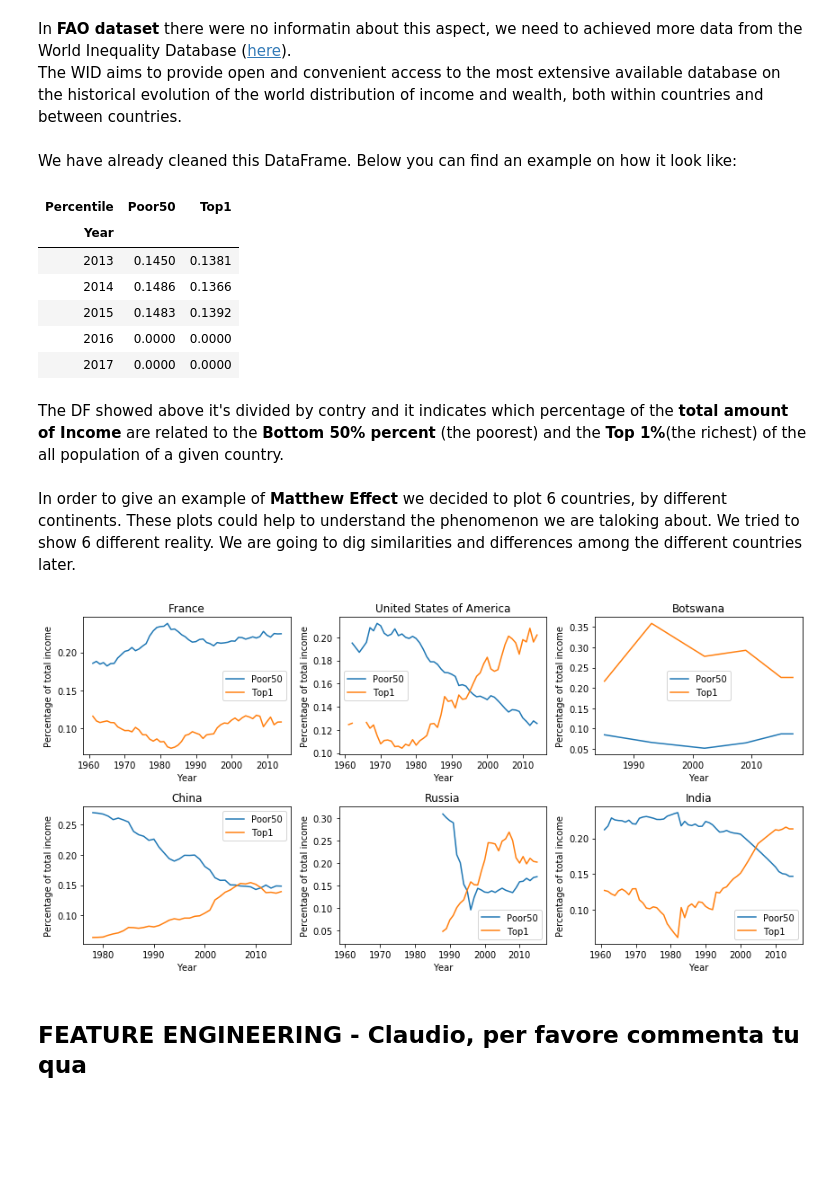
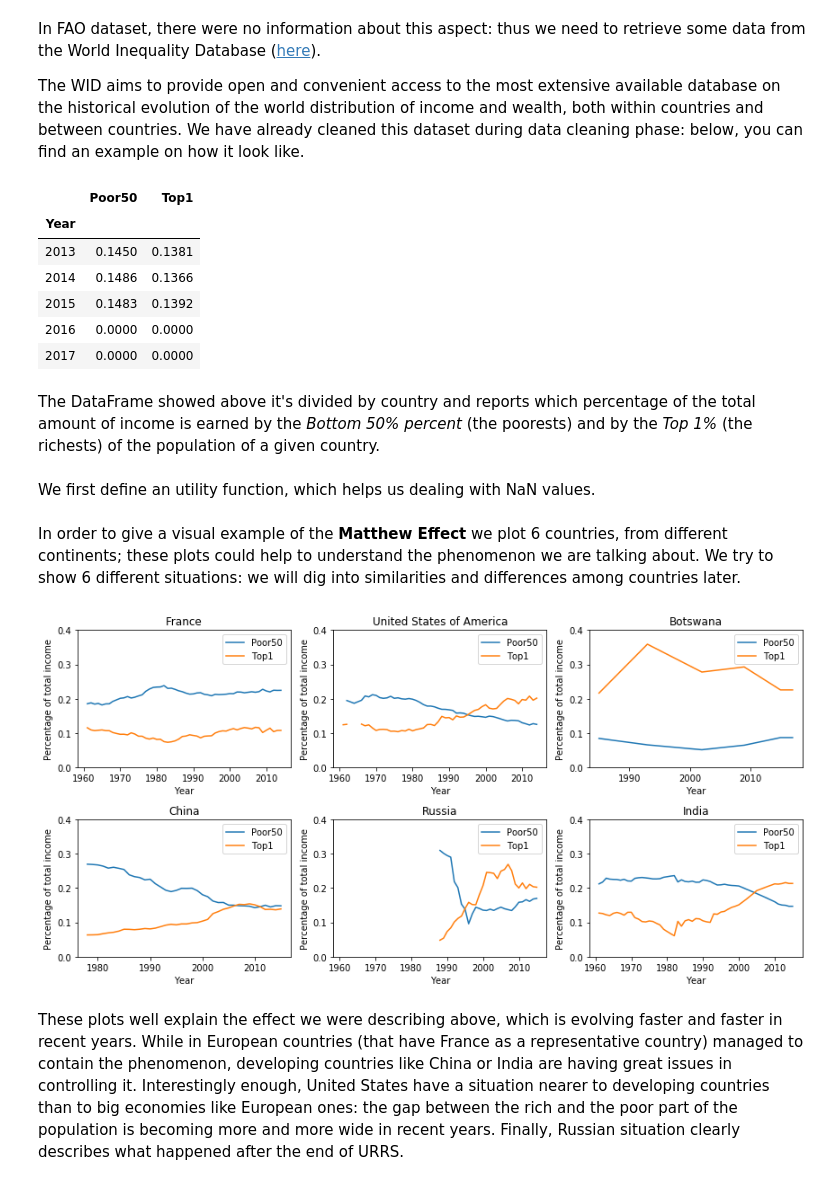
Before and after one commit to GabboM/ADA_Project, a Jupyter notebook: GlobalInequality.ipynb, the cells around one changed output. Saved outputs shown, nothing was run; the diff lists cells and outputs as text; code cells hidden in the pictures; blank space fills up the shorter version.

```diff
--- a/GlobalInequality.ipynb
+++ b/GlobalInequality.ipynb
@@ -40,17 +32,14 @@ Sometimes, it happens, over the years, the economic of a country led to the phen
 # %% [markdown]
-In **FAO dataset** there were no informatin about this aspect, we need to achieved more data from the World Inequality Database ([here](url_here)).
-<br>
+In FAO dataset, there were no information about this aspect: thus we need to retrieve some data from the World Inequality Database ([here](https://wid.world/data/)).
+
 The WID aims to provide open and convenient access to the most extensive available database on the historical evolution of the world distribution of income and wealth, both within countries and between countries.
-<br>
-<br>
-We have already cleaned this DataFrame. Below you can find an example on how it look like:
+We have already cleaned this dataset during data cleaning phase: below, you can find an example on how it look like.
 # %%
-# read dataset
+# Read dataset
 inequality = pd.read_pickle("pickle/inequality_ref.pkl")
-inequality = inequality.droplevel(0,axis=1)
 inequality.loc['China'][['Poor50','Top1']].tail()
 # %% [output]
-| Percentile | Poor50 | Top1 |
+|  | Poor50 | Top1 |
 | Year |  |  |
 | 2013 | 0.1450 | 0.1381 |
 | 2014 | 0.1486 | 0.1366 |
@@ -58,7 +47,9 @@ inequality.loc['China'][['Poor50','Top1']].tail()
 | 2016 | 0.0000 | 0.0000 |
 | 2017 | 0.0000 | 0.0000 |
 # %% [markdown]
-The DF showed above it's divided by contry and it indicates which percentage of the **total amount of Income** are related to the **Bottom 50% percent** (the poorest) and the **Top 1%**(the richest) of the all population of  a given country.
+The DataFrame showed above it's divided by country and reports which percentage of the total amount of income is earned by the *Bottom 50% percent* (the poorests) and by the *Top 1%* (the richests) of the population of a given country.
+# %% [markdown]
+We first define an utility function, which helps us dealing with NaN values.
 # %%
 def set_nan(x):
     if x == 0:
@@ -68,4 +59,4 @@ def set_nan(x):
 # %%
 inequality = inequality.applymap(set_nan)
 # %% [markdown]
-In order to give an example of **Matthew Effect** we decided to plot 6 countries, by different continents. These plots could help to understand the phenomenon we are taloking about. We tried to show 6 different reality. We are going to dig similarities and differences among the different countries later.
+In order to give a visual example of the **Matthew Effect** we plot 6 countries, from different continents; these plots could help to understand the phenomenon we are talking about. We try to show 6 different situations: we will dig into similarities and differences among countries later.
@@ -72,19 +66,16 @@ In order to give an example of **Matthew Effect** we decided to plot 6 countries
 # %%
-xaxes = ['Year','Year','Year','Year','Year','Year']
-yaxes = ['Percentage of total income']
-countries = ['France','United States of America','Botswana','China','Russia','India']
-
 f,a = plt.subplots(2,3 ,figsize=(12,6))
 a = a.ravel()
 for idx,ax in enumerate(a):
     df = inequality.drop('Top10',axis=1)
     df = df.reset_index().set_index(['Area'])
     df = df.loc[countries[idx],].set_index('Year')
     ax.plot(df)
     ax.set_title(countries[idx])
-    ax.set_xlabel(xaxes[idx])
-    ax.set_ylabel(yaxes[0])
+    ax.set_xlabel('Year')
+    ax.set_ylabel('Percentage of total income')
+    ax.set_ylim(0,0.4)
     ax.legend(['Poor50','Top1'])
 plt.tight_layout()
 # %% [output]
-[figure, old version]
+[figure, new version]
@@ -93,2 +82,2 @@ inequality_copy = inequality.copy()
-# %% [markdown]
-## FEATURE ENGINEERING - Claudio, per favore  commenta tu qua
+# %% [markdown]
+These plots well explain the effect we were describing above, which is evolving faster and faster in recent years. While in European countries (that have France as a representative country) managed to contain the phenomenon, developing countries like China or India are having great issues in controlling it. Interestingly enough, United States have a situation nearer to developing countries than to big economies like European ones: the gap between the rich and the poor part of the population is becoming more and more wide in recent years. Finally, Russian situation clearly describes what happened after the end of URRS.
```
Also changed, not shown: parts of 74 cells of this notebook.
